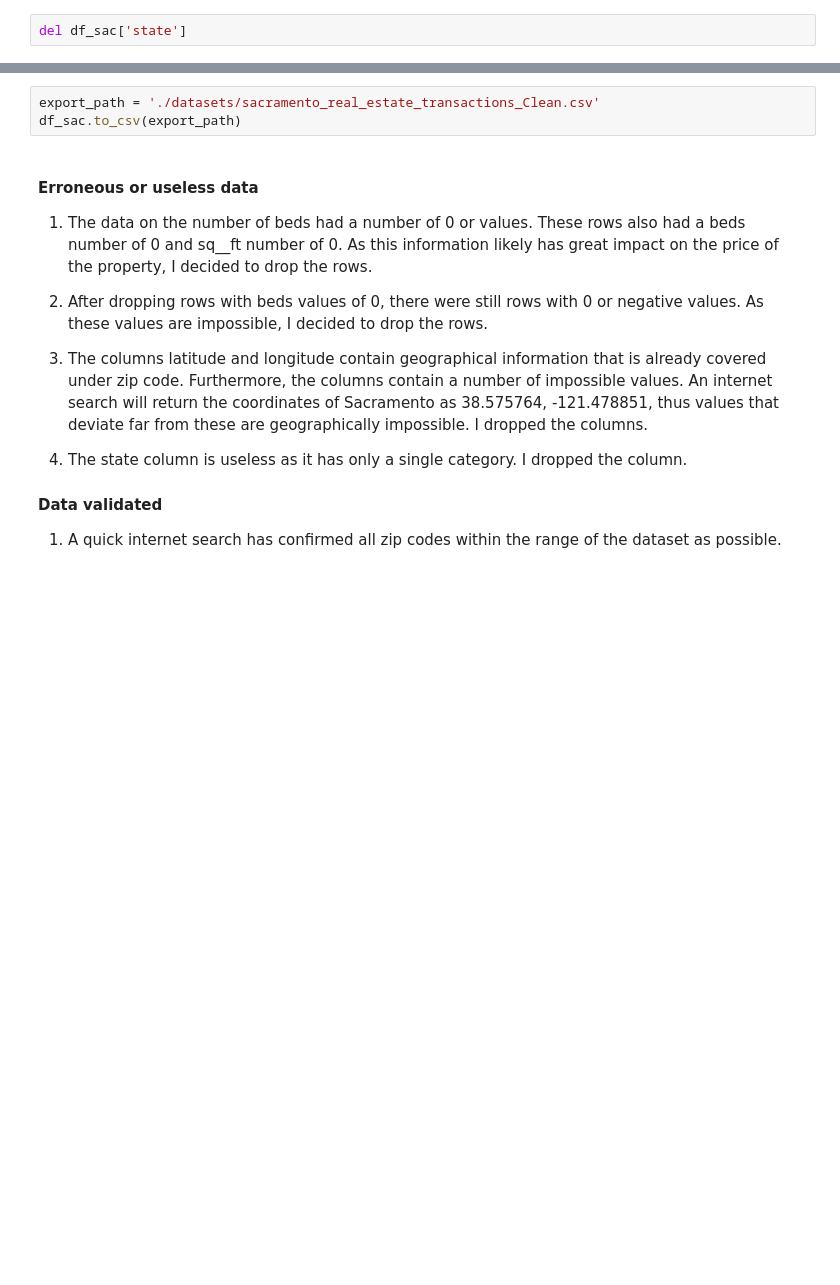
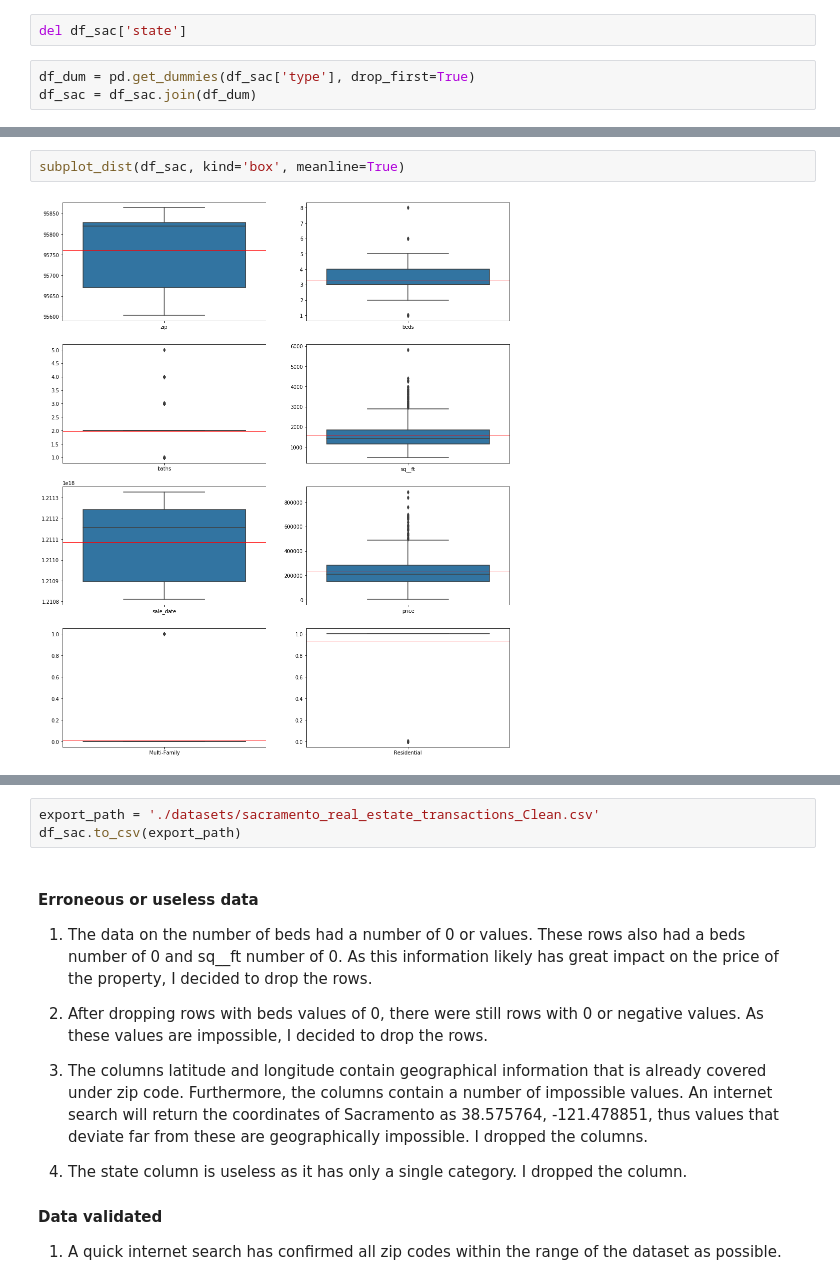
Before and after one commit to persocom01/GA-lessons, a Jupyter notebook: PROJECTS-AND-ASSIGNMENTS/3_01-lab-linear_regression-regression/linear-regression-sacramento.ipynb, the cells around one changed output, grey strips where cells are left out. Saved outputs shown, nothing was run; the diff lists cells and outputs as text; blank space fills up the shorter version.

```diff
--- a/PROJECTS-AND-ASSIGNMENTS/3_01-lab-linear_regression-regression/linear-regression-sacramento.ipynb
+++ b/PROJECTS-AND-ASSIGNMENTS/3_01-lab-linear_regression-regression/linear-regression-sacramento.ipynb
@@ -172,3 +193,6 @@ df_sac.describe(include='object')
 | freq | 2 | 423 | 813 | 759 |
 # %%
 del df_sac['state']
+# %%
+df_dum = pd.get_dummies(df_sac['type'], drop_first=True)
+df_sac = df_sac.join(df_dum)
@@ -174,0 +208,4 @@ del df_sac['state']
+# %%
+subplot_dist(df_sac, kind='box', meanline=True)
+# %% [output]
+[figure, added]
```
Also changed, not shown: parts of 8 cells of this notebook, 7 other files.
